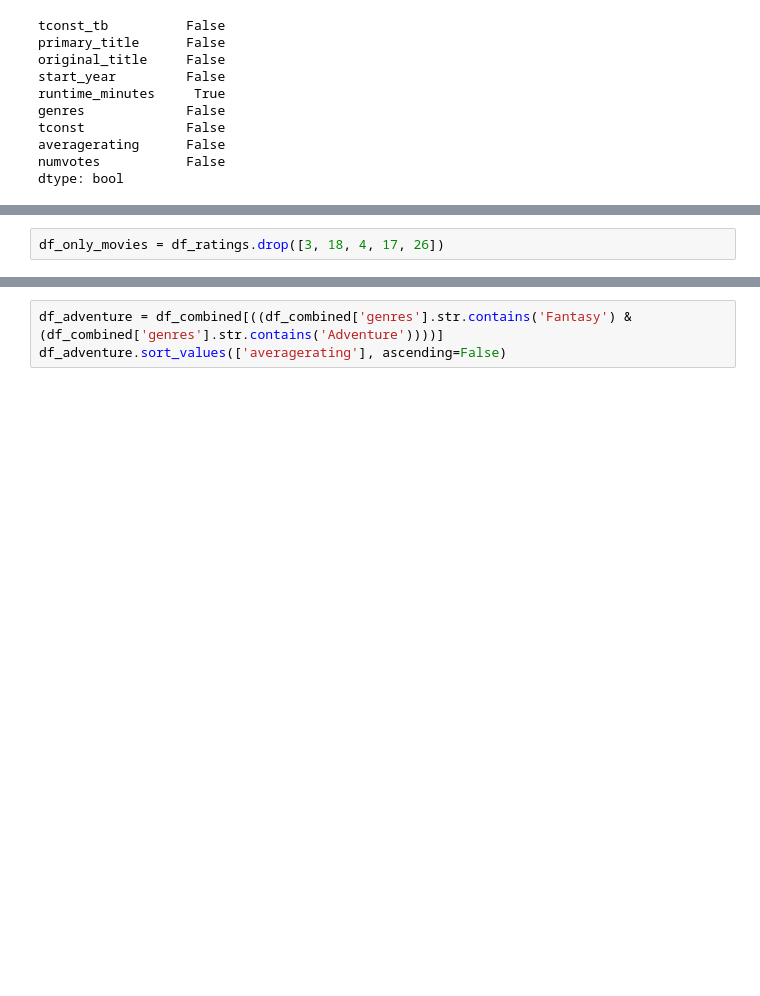
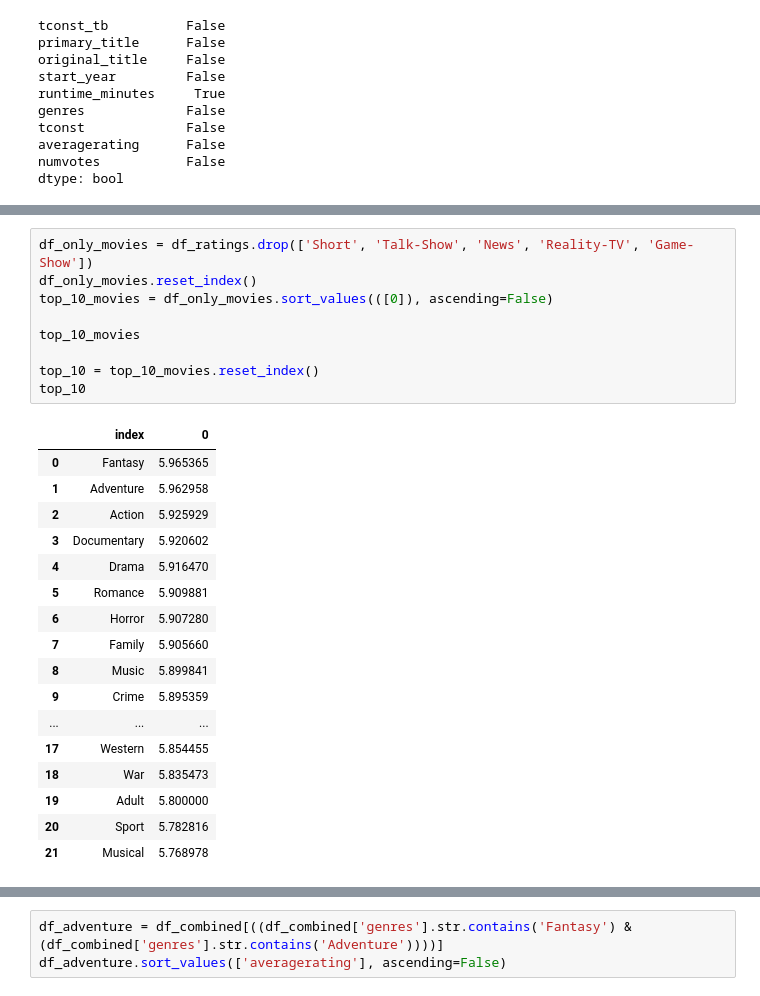
Before and after one commit to meowkaiser/STRONGEST_Project1, a Jupyter notebook: Final_notebook.ipynb, the cells around one changed output, grey strips where cells are left out. Saved outputs shown, nothing was run; the diff lists cells and outputs as text; blank space fills up the shorter version.

```diff
--- a/Final_notebook.ipynb
+++ b/Final_notebook.ipynb
@@ -339,5 +331,30 @@ Indices of Talk-Show (3), News (18), Reality-TV (4), Short (17) and Game-show (2
-# %%
-df_only_movies = df_ratings.drop([3, 18, 4, 17, 26])
+# %%
+df_only_movies = df_ratings.drop(['Short', 'Talk-Show', 'News', 'Reality-TV', 'Game-Show'])
+df_only_movies.reset_index()
+top_10_movies = df_only_movies.sort_values(([0]), ascending=False)
+
+top_10_movies
+
+top_10 = top_10_movies.reset_index()
+top_10
+# %% [output]
+|  | index | 0 |
+| 0 | Fantasy | 5.965365 |
+| 1 | Adventure | 5.962958 |
+| 2 | Action | 5.925929 |
+| 3 | Documentary | 5.920602 |
+| 4 | Drama | 5.916470 |
+| 5 | Romance | 5.909881 |
+| 6 | Horror | 5.907280 |
+| 7 | Family | 5.905660 |
+| 8 | Music | 5.899841 |
+| 9 | Crime | 5.895359 |
+| ... | ... | ... |
+| 17 | Western | 5.854455 |
+| 18 | War | 5.835473 |
+| 19 | Adult | 5.800000 |
+| 20 | Sport | 5.782816 |
+| 21 | Musical | 5.768978 |
 # %%
 genre_ratings, ax = plt.subplots(figsize =(12,12))
 
```
Also changed, not shown: parts of 26 cells of this notebook.
